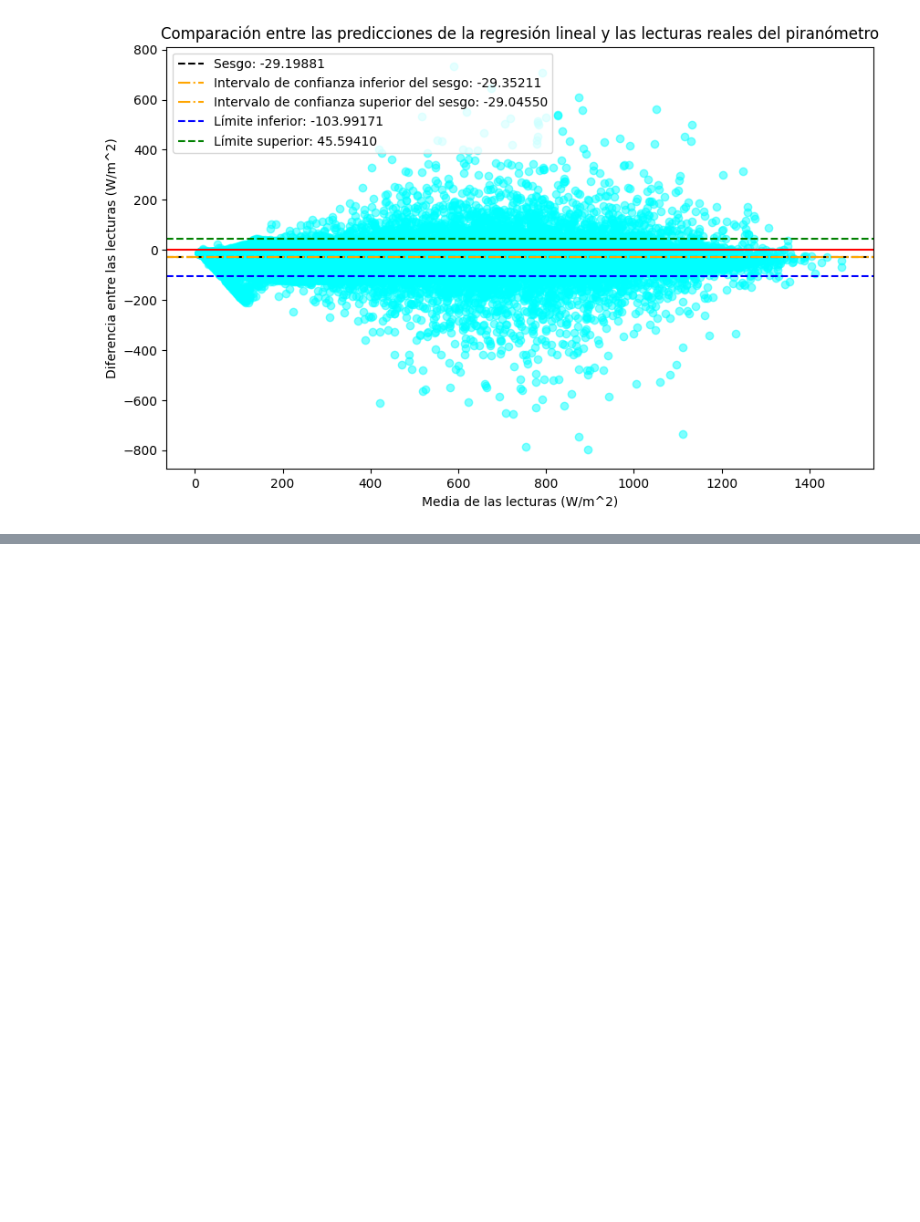
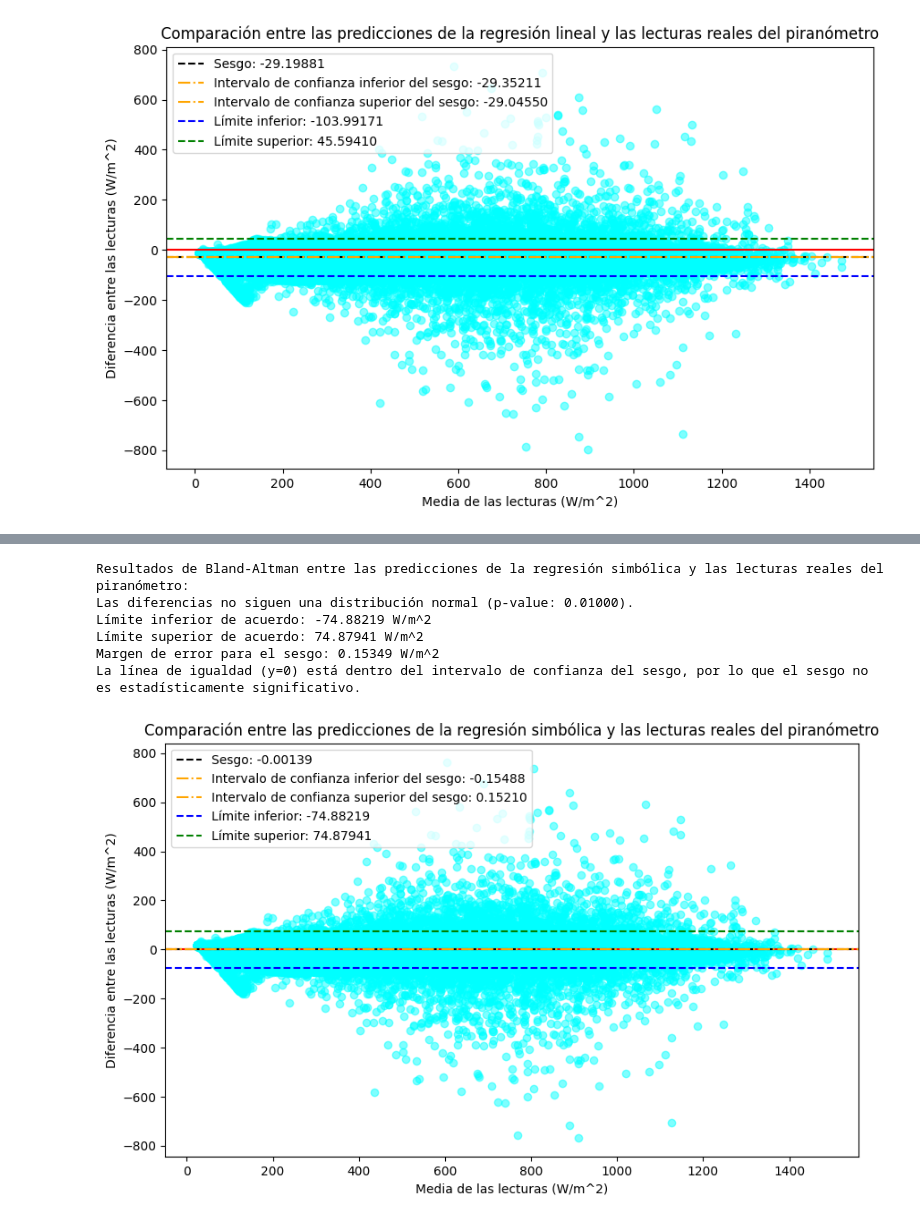
Before and after one commit to jcv00036/extracurriculares_simidat_scripts, a Jupyter notebook: Estudio variables/VisualizacionVariables.ipynb, the cells around one changed output, grey strips where cells are left out. Cells and saved outputs as stored; diff of their text form; code cells hidden in the pictures; blank space fills up the shorter version.

Commit message:
Prueba pequeña con regresión simbólica y árbol de decisión

```diff
--- a/Estudio variables/VisualizacionVariables.ipynb
+++ b/Estudio variables/VisualizacionVariables.ipynb
@@ -246,0 +339,23 @@ La línea de igualdad (y=0) no está dentro del intervalo de confianza del sesgo
+# %%
+import pandas as pd
+import datetime as dt
+
+# Cargamos el dataframe
+df = pd.DataFrame(pd.read_csv('in/unificado.csv'))
+# Convierto la columna Datetime a formato datetime
+df['Datetime'] = pd.to_datetime(df['Datetime'])
+
+# Elimino las filas con valores nulos en la columna 'PIR F1' y 'G FRONT'
+df = df.dropna(subset=['PIR F1', 'G FRONT'], how='any')
+
+prediccion = 1 * df['G FRONT'] + 14.608181
+print(f"\nResultados de Bland-Altman entre las predicciones de la regresión simbólica y las lecturas reales del piranómetro:")
+bland_altman(prediccion, df['PIR F1'], df, 'Predicción de la regresión simbólica', 'Lecturas reales del piranómetro', 'W/m^2', 'W/m^2', 'Comparación entre las predicciones de la regresión simbólica y las lecturas reales del piranómetro')
+# %% [output]
+Resultados de Bland-Altman entre las predicciones de la regresión simbólica y las lecturas reales del piranómetro:
+Las diferencias no siguen una distribución normal (p-value: 0.01000).
+Límite inferior de acuerdo: -74.88219 W/m^2
+Límite superior de acuerdo: 74.87941 W/m^2
+Margen de error para el sesgo: 0.15349 W/m^2
+La línea de igualdad (y=0) está dentro del intervalo de confianza del sesgo, por lo que el sesgo no es estadísticamente significativo.
+[figure, added]
```
Also changed, not shown: parts of 5 cells of this notebook, 1 other file.
